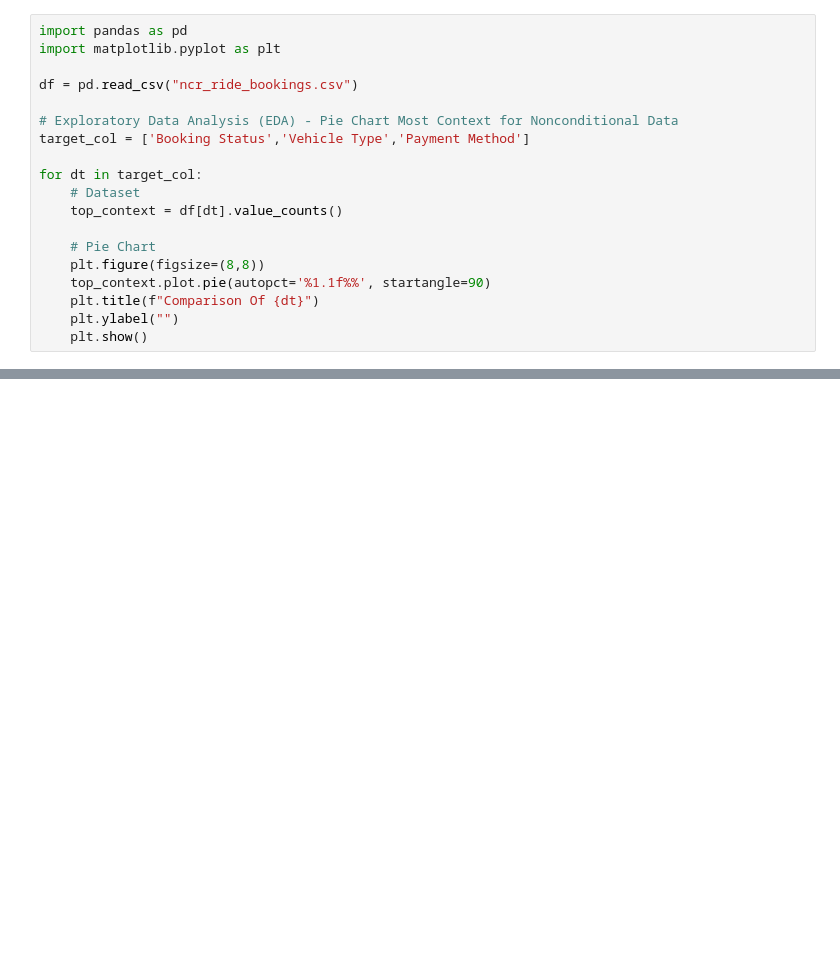
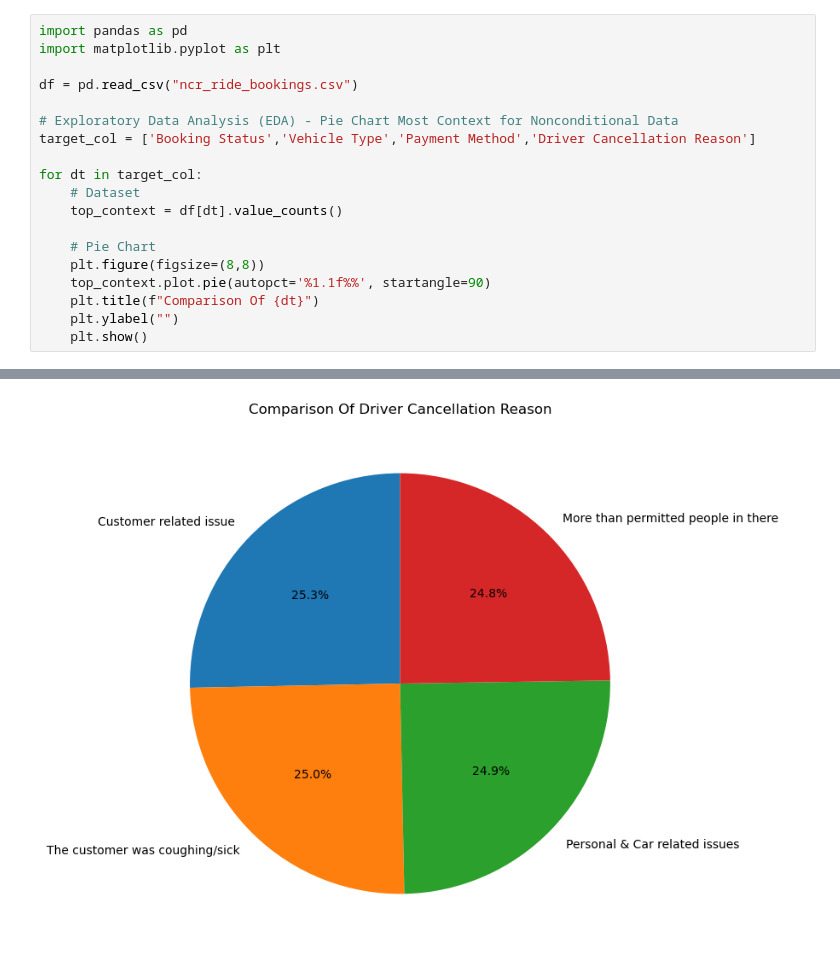
Before and after one commit to FlazeFy2/DS-Uber_Data_Analytics_Dashboard, a Jupyter notebook: exploratory data analysis-pie.ipynb, the cells around one changed output, grey strips where cells are left out. Cells and saved outputs as stored; diff of their text form; blank space fills up the shorter version.

```diff
--- a/exploratory data analysis-pie.ipynb
+++ b/exploratory data analysis-pie.ipynb
@@ -1,23 +1,24 @@
 # %%
 import pandas as pd
 import matplotlib.pyplot as plt
 
 df = pd.read_csv("ncr_ride_bookings.csv")
 
 # Exploratory Data Analysis (EDA) - Pie Chart Most Context for Nonconditional Data
-target_col = ['Booking Status','Vehicle Type','Payment Method']
+target_col = ['Booking Status','Vehicle Type','Payment Method','Driver Cancellation Reason']
 
 for dt in target_col:
     # Dataset
     top_context = df[dt].value_counts()
 
     # Pie Chart
     plt.figure(figsize=(8,8))
     top_context.plot.pie(autopct='%1.1f%%', startangle=90)
     plt.title(f"Comparison Of {dt}")
     plt.ylabel("")
     plt.show()
 # %% [output]
 [figure]
 [figure]
 [figure]
+[figure, added]
```
Also changed, not shown: 1 other file.
